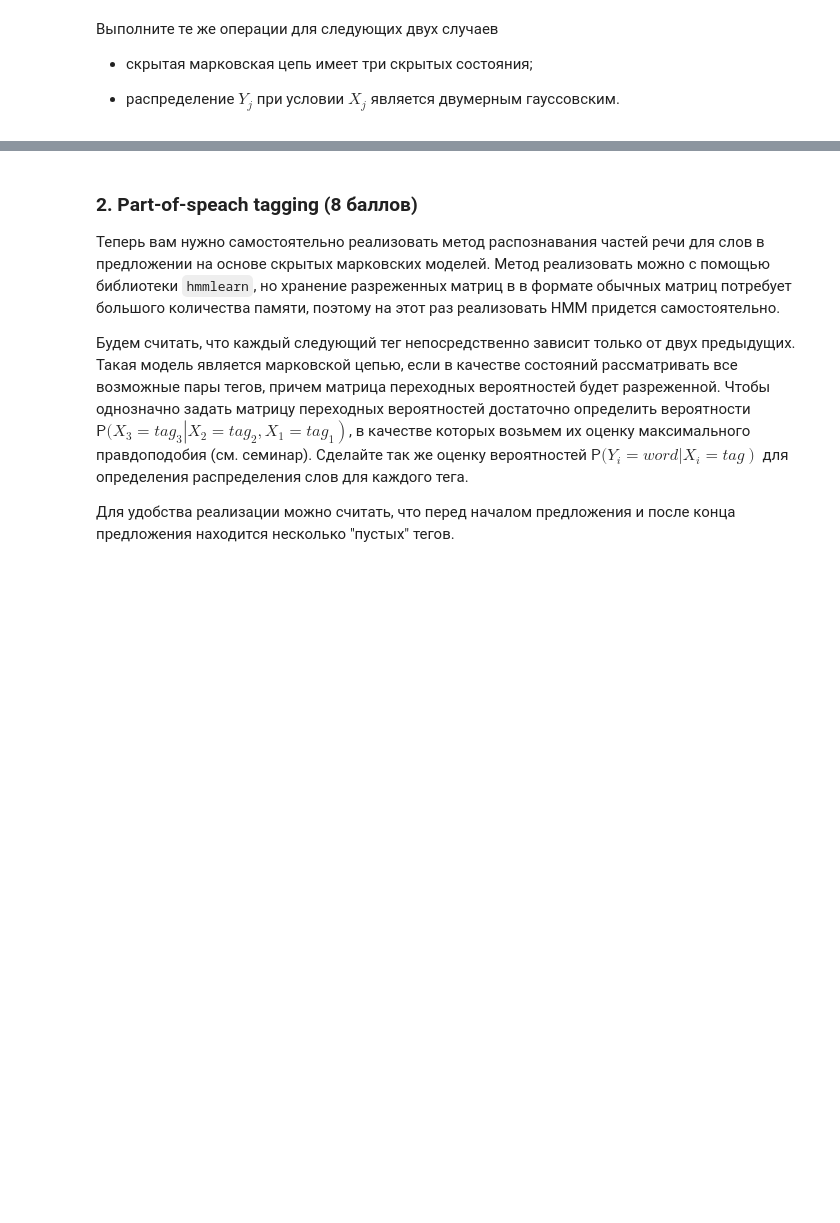
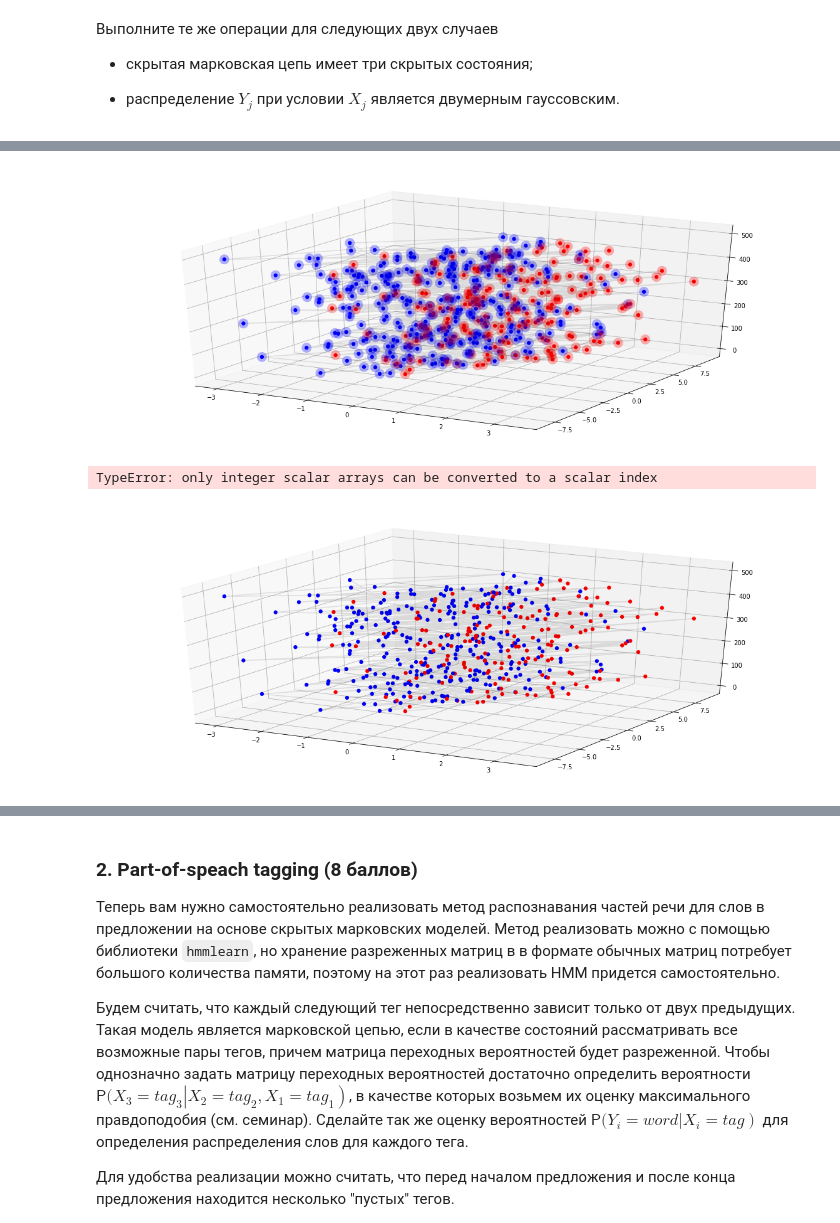
Before and after one commit to svinkapeppa/stochastic, a Jupyter notebook: lab_4/4.23.ipynb, the cells around one changed output, grey strips where cells are left out. Drawn from its saved outputs; the diff is of its cells as text; code cells hidden in the pictures; blank space fills up the shorter version.

```diff
--- a/lab_4/4.23.ipynb
+++ b/lab_4/4.23.ipynb
@@ -284,3 +340,47 @@ plt.show()
+# %%
+# Объявление скрытой марковской модели, в которой при оценке параметров
+# будет производиться не более n_iter итераций EM-алгоритма.
+remodel = hmm.GaussianHMM(n_components=2, covariance_type="full",
+                          n_iter=100, algorithm='viterbi')
+
+# Оценка параметров ("обучение")
+remodel.fit(Y)
+
+# Оценка ("предсказание") значений скрытых состояний
+X_predicted = remodel.predict(Y)
+# %%
+colors = np.array(['blue', 'red'])
+
+if (X != X_predicted).sum() > size / 2:
+    X_predicted = 1 - X_predicted
+
+fig = plt.figure(figsize=(20, 8))
+ax = plt.axes(projection='3d')
+
+zdata = range(size)
+xdata = Y[:, 0]
+ydata = Y[:, 1]
+
+ax.plot3D(xdata, ydata, zdata, color='black', alpha=0.1)
+
+ax.scatter3D(xdata, ydata, zdata, c=colors[np.array(X)], lw=0, s=40, alpha=1)
+ax.scatter3D(xdata, ydata, zdata, c=colors[np.array(X)], lw=0, s=250, alpha=0.3)
+plt.show()
+
+
+fig = plt.figure(figsize=(20, 8))
+ax = plt.axes(projection='3d')
+ax.plot3D(xdata, ydata, zdata, color='black', alpha=0.1)
+ax.scatter3D(xdata, ydata, zdata, c=colors[np.array(X)],
+             lw=0, s=40, alpha=1)
+ax.scatter3D(xdata[X != X_predicted], ydata[X != X_predicted], zdata[X != X_predicted],
+         c=colors[np.array(X_predicted)[X != X_predicted]],
+         lw=0, s=300, alpha=0.3)
+plt.show()
+# %% [output]
+[figure, added]
+TypeError: only integer scalar arrays can be converted to a scalar index
+[figure, added]
 # %%
 saved_strerr = sys.stderr  # сохраним в переменную поток вывода ошибок
 sys.stderr = open('est_values.txt', 'w')  # и перенаправим его в файл
```
Also changed, not shown: parts of 18 cells of this notebook.
